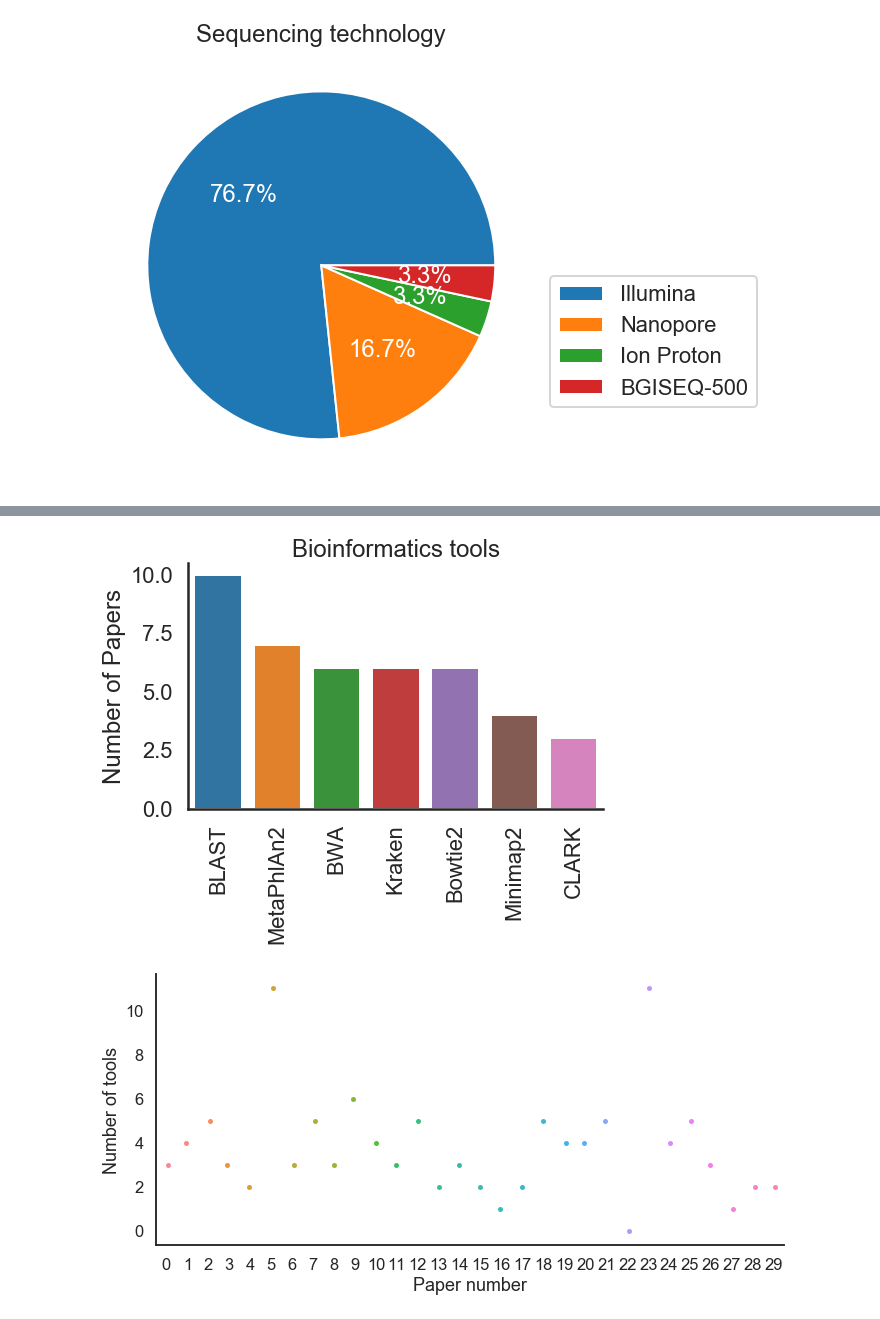
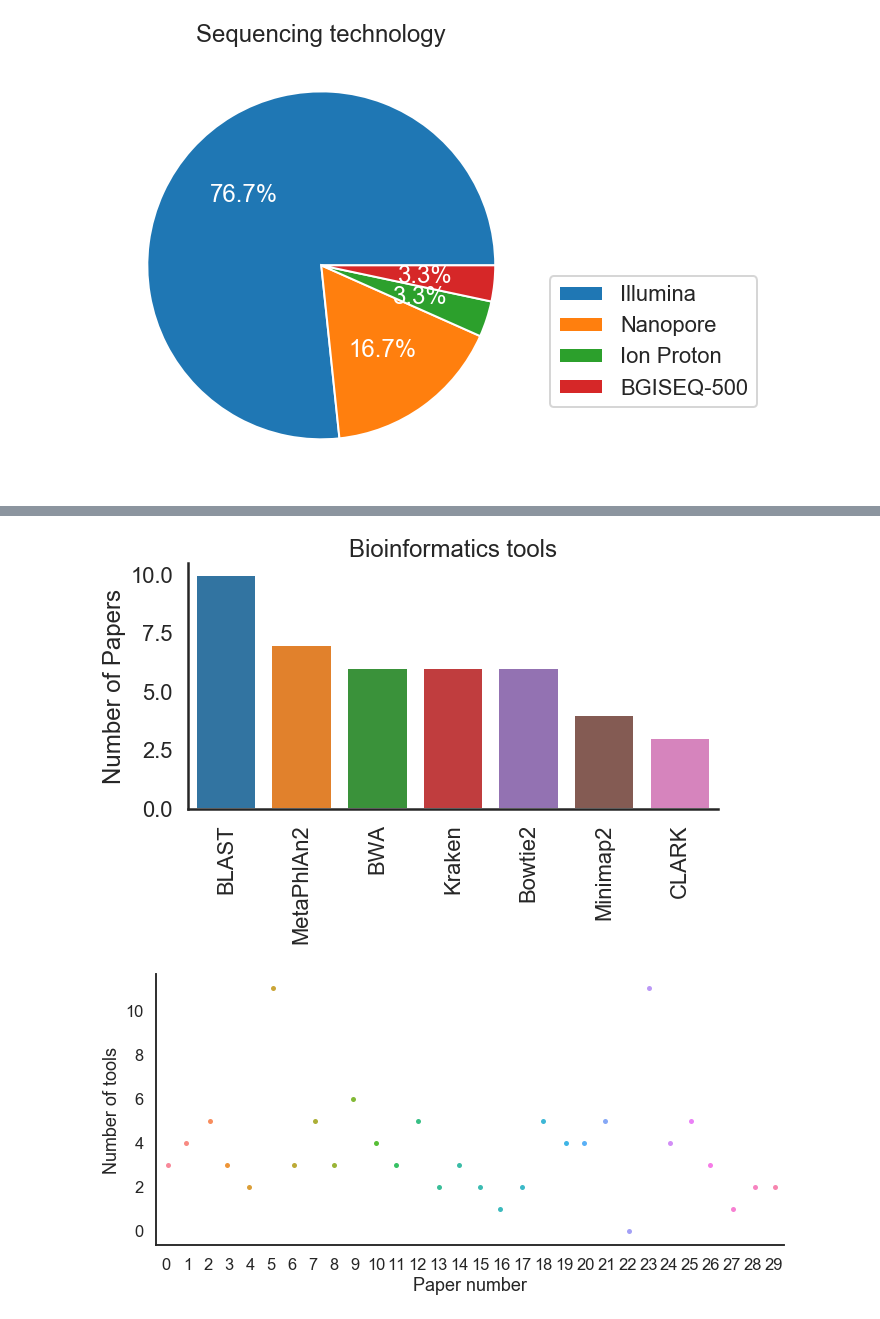
Before and after one commit to LizChang/Review-Paper-Figures, a Jupyter notebook: notebooks/table.ipynb, the cells around one changed output, grey strips where cells are left out. Drawn from its saved outputs; the diff is of its cells as text; code cells hidden in the pictures.

```diff
--- a/notebooks/table.ipynb
+++ b/notebooks/table.ipynb
@@ -116,18 +117,18 @@ Name: bioinformatics tools, dtype: int64
 # %%
 #table = pd.DataFrame({'bioinformatics tools': [9,7,6,6,6,4,3]}, index=['BLAST','MetaPhlAn2','BWA','Kraken','Bowtie2','Minimap2','CLARK'])
 #plot = table.plot.pie(subplots=True, figsize=(8,8),legend=None)
 #plt.ylabel("")
 
 sns.set_style('white')
 sns.set_context('poster')
-g=sns.catplot(y='count',x='Bioinformatics tools',kind='bar',data=pd.read_csv('../data/biotools_count.csv'),aspect=1.5)
+g=sns.catplot(y='count',x='Bioinformatics tools',kind='bar',data=pd.read_csv('../data/biotools_count.csv'),aspect=1.8)
 g.set(ylabel = "Number of Papers")
 g.set(xlabel = "")
 plt.title("Bioinformatics tools")
 plt.xticks(rotation=90,ha="center")
 plt.savefig('../figures/bioinformatics_tools_bar.png',bbox_inches='tight')
 # %% [output]
-[figure, old version]
+[figure, new version]
 # %%
 tl = pd.read_csv('../data/nm.of.tools.csv')
 sns.set_style('white')
```
Also changed, not shown: parts of 3 cells of this notebook, 7 other files.
